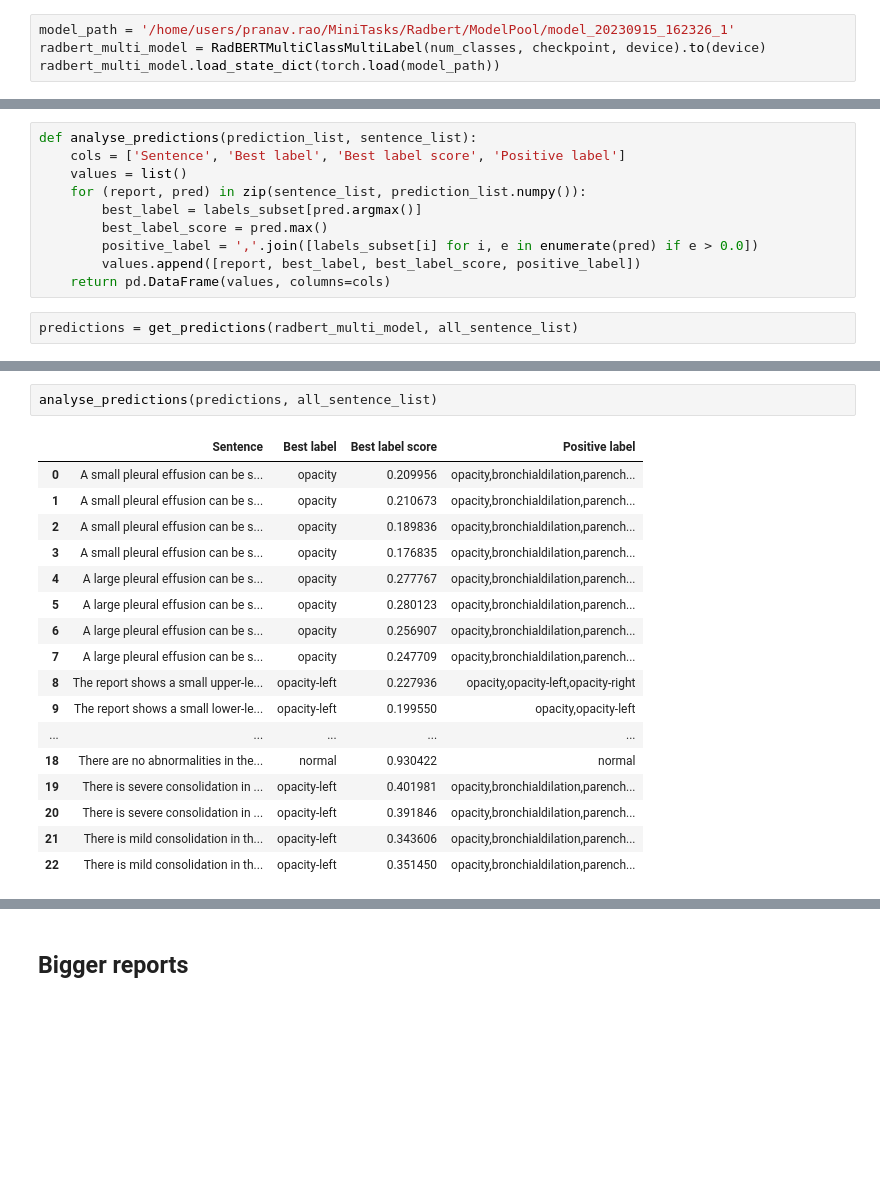
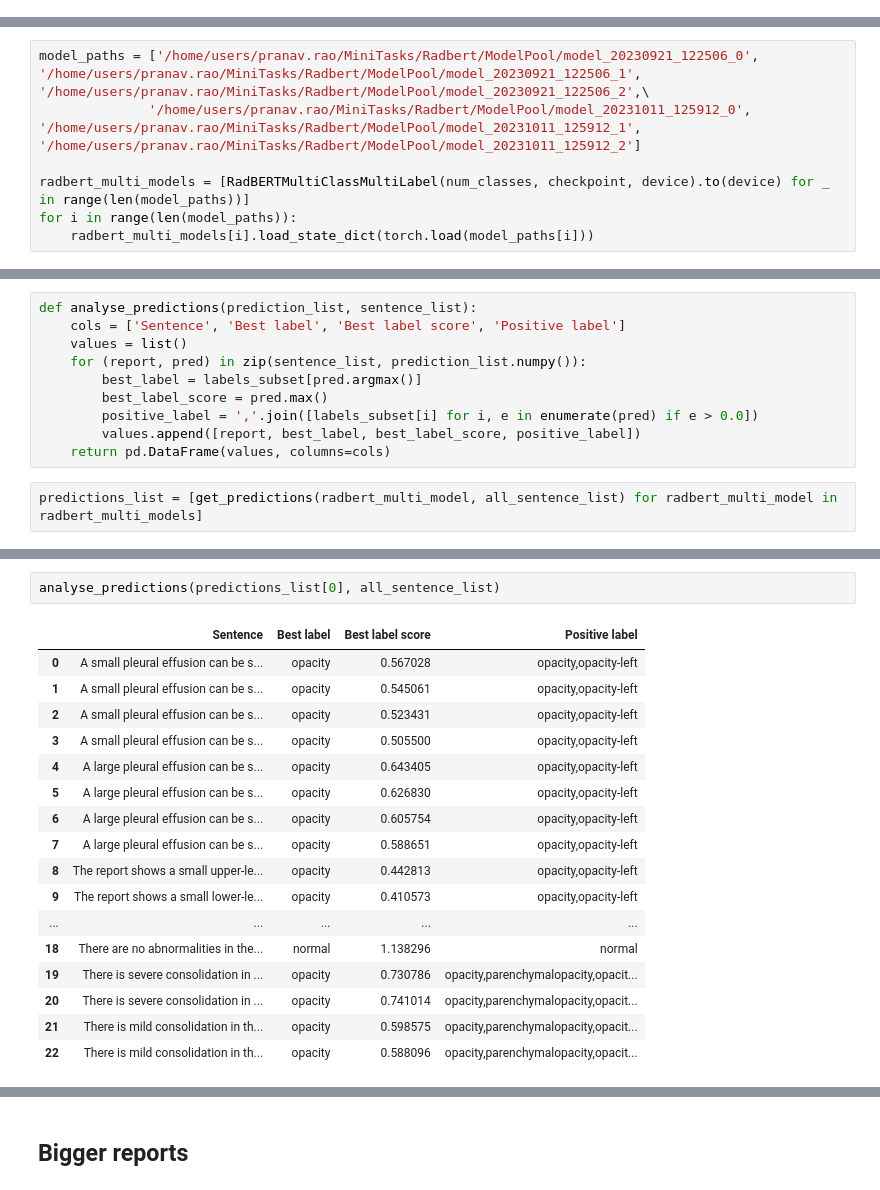
Before and after one commit to pranavrao-qure/MiniTasks, a Jupyter notebook: Radbert/Radbert_finetuning.ipynb, the cells around one changed output, grey strips where cells are left out. Drawn from its saved outputs; the diff is of its cells as text; blank space fills up the shorter version.

```diff
--- a/Radbert/Radbert_finetuning.ipynb
+++ b/Radbert/Radbert_finetuning.ipynb
@@ -376,7 +385,3 @@ def get_sentence_embeddings(model, input):
 def calc_cosine_sim_matrix(sentence_embeddings):
     cosine_sim_matrix = F.cosine_similarity(sentence_embeddings.unsqueeze(1), sentence_embeddings.unsqueeze(0), dim=2)
     return cosine_sim_matrix.cpu().detach().numpy()
-# %%
-model_path = '/home/users/pranav.rao/MiniTasks/Radbert/ModelPool/model_20230915_162326_1'
-radbert_multi_model = RadBERTMultiClassMultiLabel(num_classes, checkpoint, device).to(device)
-radbert_multi_model.load_state_dict(torch.load(model_path))
@@ -386,0 +388,7 @@ You should probably TRAIN this model on a down-stream task to be able to use it
+# %%
+model_paths = ['/home/users/pranav.rao/MiniTasks/Radbert/ModelPool/model_20230921_122506_0', '/home/users/pranav.rao/MiniTasks/Radbert/ModelPool/model_20230921_122506_1', '/home/users/pranav.rao/MiniTasks/Radbert/ModelPool/model_20230921_122506_2',\
+              '/home/users/pranav.rao/MiniTasks/Radbert/ModelPool/model_20231011_125912_0', '/home/users/pranav.rao/MiniTasks/Radbert/ModelPool/model_20231011_125912_1', '/home/users/pranav.rao/MiniTasks/Radbert/ModelPool/model_20231011_125912_2']
+
+radbert_multi_models = [RadBERTMultiClassMultiLabel(num_classes, checkpoint, device).to(device) for _ in range(len(model_paths))]
+for i in range(len(model_paths)):
+    radbert_multi_models[i].load_state_dict(torch.load(model_paths[i]))
@@ -439,5 +570,5 @@ def analyse_predictions(prediction_list, sentence_list):
         values.append([report, best_label, best_label_score, positive_label])
     return pd.DataFrame(values, columns=cols)
 # %%
-predictions = get_predictions(radbert_multi_model, all_sentence_list)
+predictions_list = [get_predictions(radbert_multi_model, all_sentence_list) for radbert_multi_model in radbert_multi_models]
 # %%
@@ -455,20 +595,20 @@ torch.Size([23, 76])
 # %%
-analyse_predictions(predictions, all_sentence_list)
+analyse_predictions(predictions_list[0], all_sentence_list)
 # %% [output]
 |  | Sentence | Best label | Best label score | Positive label |
-| 0 | A small pleural effusion can be s... | opacity | 0.209956 | opacity,bronchialdilation,parench... |
-| 1 | A small pleural effusion can be s... | opacity | 0.210673 | opacity,bronchialdilation,parench... |
-| 2 | A small pleural effusion can be s... | opacity | 0.189836 | opacity,bronchialdilation,parench... |
-| 3 | A small pleural effusion can be s... | opacity | 0.176835 | opacity,bronchialdilation,parench... |
-| 4 | A large pleural effusion can be s... | opacity | 0.277767 | opacity,bronchialdilation,parench... |
-| 5 | A large pleural effusion can be s... | opacity | 0.280123 | opacity,bronchialdilation,parench... |
-| 6 | A large pleural effusion can be s... | opacity | 0.256907 | opacity,bronchialdilation,parench... |
-| 7 | A large pleural effusion can be s... | opacity | 0.247709 | opacity,bronchialdilation,parench... |
-| 8 | The report shows a small upper-le... | opacity-left | 0.227936 | opacity,opacity-left,opacity-right |
-| 9 | The report shows a small lower-le... | opacity-left | 0.199550 | opacity,opacity-left |
+| 0 | A small pleural effusion can be s... | opacity | 0.567028 | opacity,opacity-left |
+| 1 | A small pleural effusion can be s... | opacity | 0.545061 | opacity,opacity-left |
+| 2 | A small pleural effusion can be s... | opacity | 0.523431 | opacity,opacity-left |
+| 3 | A small pleural effusion can be s... | opacity | 0.505500 | opacity,opacity-left |
+| 4 | A large pleural effusion can be s... | opacity | 0.643405 | opacity,opacity-left |
+| 5 | A large pleural effusion can be s... | opacity | 0.626830 | opacity,opacity-left |
+| 6 | A large pleural effusion can be s... | opacity | 0.605754 | opacity,opacity-left |
+| 7 | A large pleural effusion can be s... | opacity | 0.588651 | opacity,opacity-left |
+| 8 | The report shows a small upper-le... | opacity | 0.442813 | opacity,opacity-left |
+| 9 | The report shows a small lower-le... | opacity | 0.410573 | opacity,opacity-left |
 | ... | ... | ... | ... | ... |
-| 18 | There are no abnormalities in the... | normal | 0.930422 | normal |
-| 19 | There is severe consolidation in ... | opacity-left | 0.401981 | opacity,bronchialdilation,parench... |
-| 20 | There is severe consolidation in ... | opacity-left | 0.391846 | opacity,bronchialdilation,parench... |
-| 21 | There is mild consolidation in th... | opacity-left | 0.343606 | opacity,bronchialdilation,parench... |
-| 22 | There is mild consolidation in th... | opacity-left | 0.351450 | opacity,bronchialdilation,parench... |
+| 18 | There are no abnormalities in the... | normal | 1.138296 | normal |
+| 19 | There is severe consolidation in ... | opacity | 0.730786 | opacity,parenchymalopacity,opacit... |
+| 20 | There is severe consolidation in ... | opacity | 0.741014 | opacity,parenchymalopacity,opacit... |
+| 21 | There is mild consolidation in th... | opacity | 0.598575 | opacity,parenchymalopacity,opacit... |
+| 22 | There is mild consolidation in th... | opacity | 0.588096 | opacity,parenchymalopacity,opacit... |
```
Also changed, not shown: parts of 40 cells of this notebook, 8 other files.
